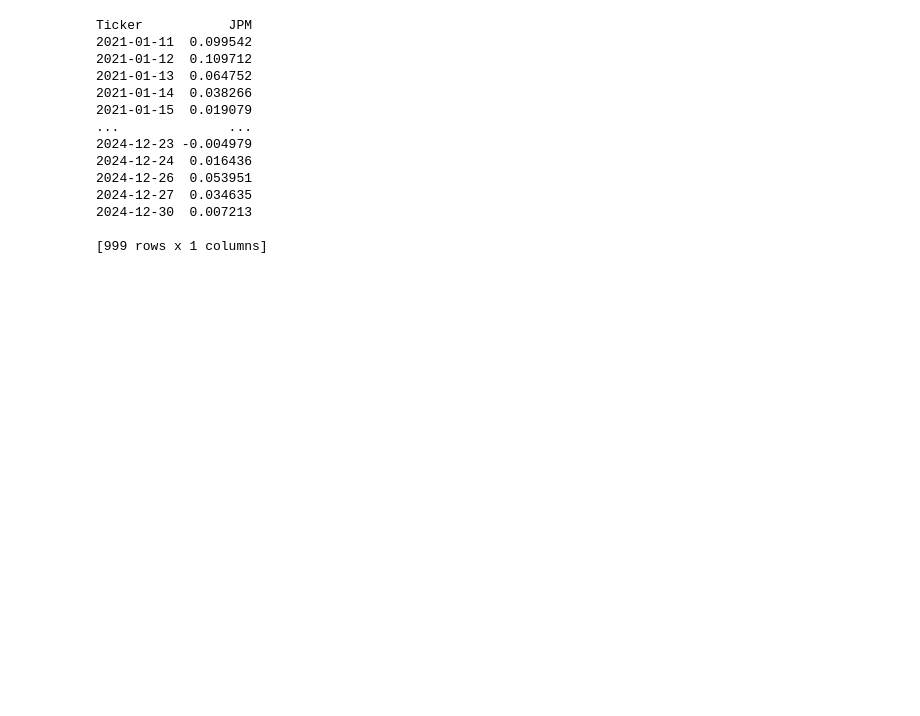
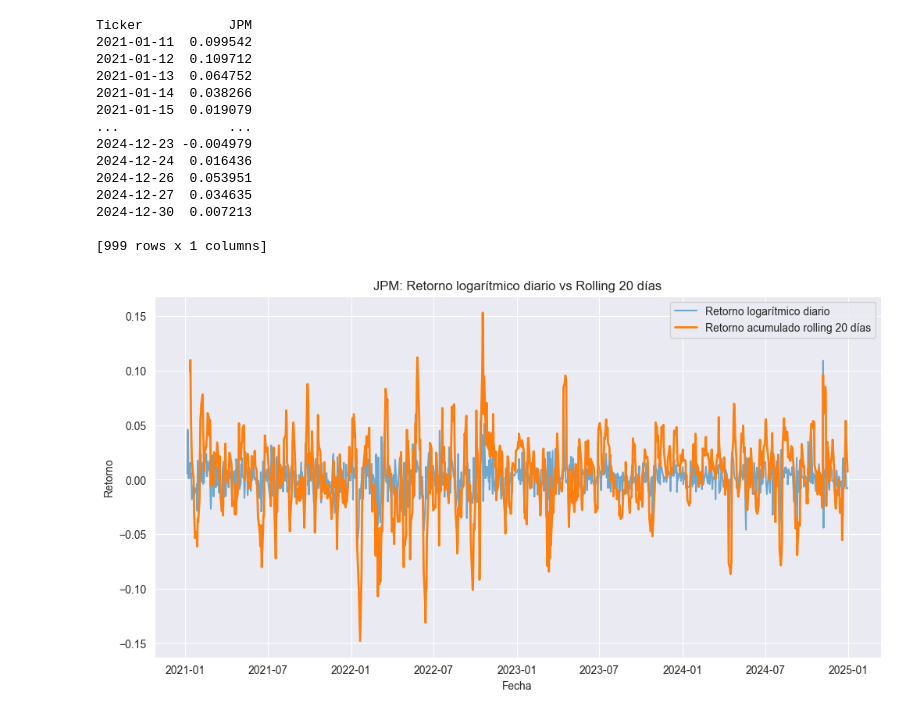
Before and after one commit to acardenas89/ds_finance_cardenas, a Jupyter notebook: notebooks/Tarea_3.ipynb, the cells around one changed output. Saved outputs shown, nothing was run; the diff lists cells and outputs as text; code cells hidden in the pictures; blank space fills up the shorter version.

Commit message:
Gráfico Retorno Diario Logarítmico y el Retorno Rolling 20d

```diff
--- a/notebooks/Tarea_3.ipynb
+++ b/notebooks/Tarea_3.ipynb
@@ -291,3 +291,26 @@ Ticker           JPM
 2024-12-30  0.007213
 
 [999 rows x 1 columns]
+# %%
+# c) Visualice en un solo gráfico el retorno logarítimico diario y el retorno rolling de 20 días para JPM.
+
+
+plt.figure(figsize=(12,6))
+
+plt.plot(dayli_log_return.index, dayli_log_return,
+         label='Retorno logarítmico diario',
+         alpha=0.6)
+
+plt.plot(rollinng_20d_log_return.index, rollinng_20d_log_return,
+         label='Retorno acumulado rolling 20 días',
+         linewidth=2)
+
+plt.title('JPM: Retorno logarítmico diario vs Rolling 20 días')
+plt.xlabel('Fecha')
+plt.ylabel('Retorno')
+plt.legend()
+plt.grid(True)
+
+plt.show()
+# %% [output]
+[figure, added]
```
